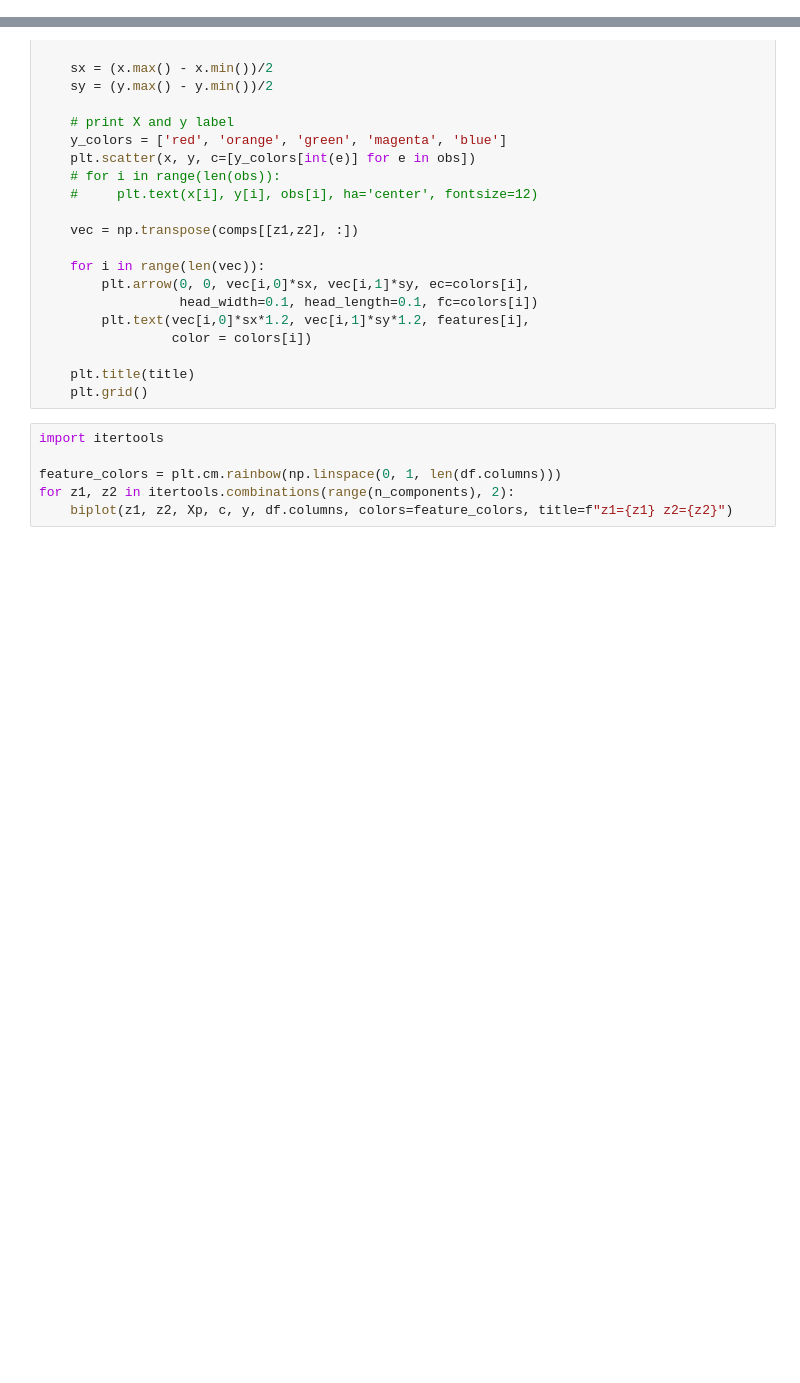
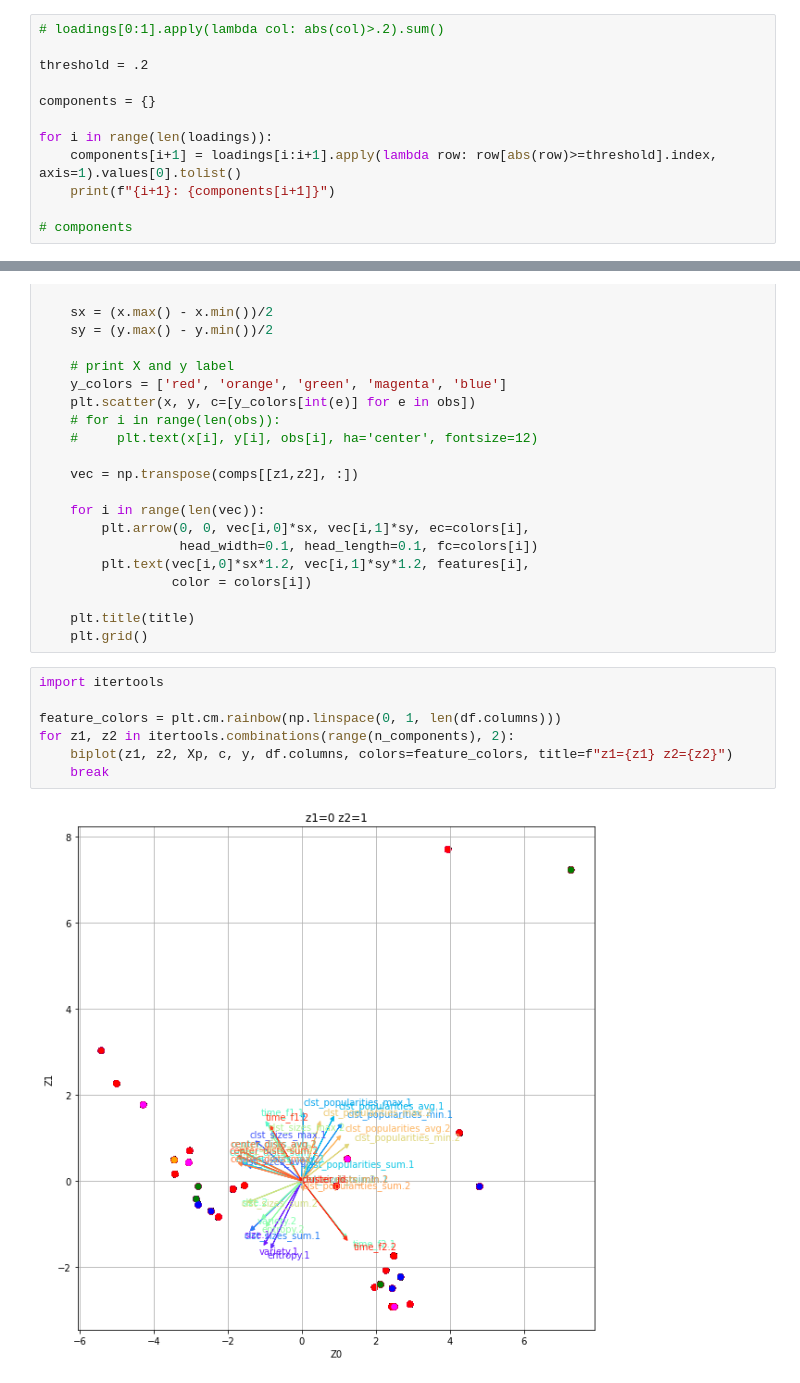
Before and after one commit to Alexx882/CA-CEP-model, a Jupyter notebook: feature_evaluation.ipynb, the cells around one changed output, grey strips where cells are left out. Saved outputs shown, nothing was run; the diff lists cells and outputs as text; blank space fills up the shorter version.

```diff
--- a/feature_evaluation.ipynb
+++ b/feature_evaluation.ipynb
@@ -145,0 +222,12 @@ sns.heatmap(c, cmap='Blues',
+# %%
+# loadings[0:1].apply(lambda col: abs(col)>.2).sum()
+
+threshold = .2
+
+components = {}
+
+for i in range(len(loadings)):
+    components[i+1] = loadings[i:i+1].apply(lambda row: row[abs(row)>=threshold].index, axis=1).values[0].tolist()
+    print(f"{i+1}: {components[i+1]}")
+
+# components
@@ -191,6 +335,9 @@ def biplot(z1, z2, sc, comps, obs, features, colors, title):
 # %%
 import itertools
 
 feature_colors = plt.cm.rainbow(np.linspace(0, 1, len(df.columns)))
 for z1, z2 in itertools.combinations(range(n_components), 2):
     biplot(z1, z2, Xp, c, y, df.columns, colors=feature_colors, title=f"z1={z1} z2={z2}")
+    break
+# %% [output]
+[figure, added]
```
Also changed, not shown: parts of 30 cells of this notebook, 7 other files.
